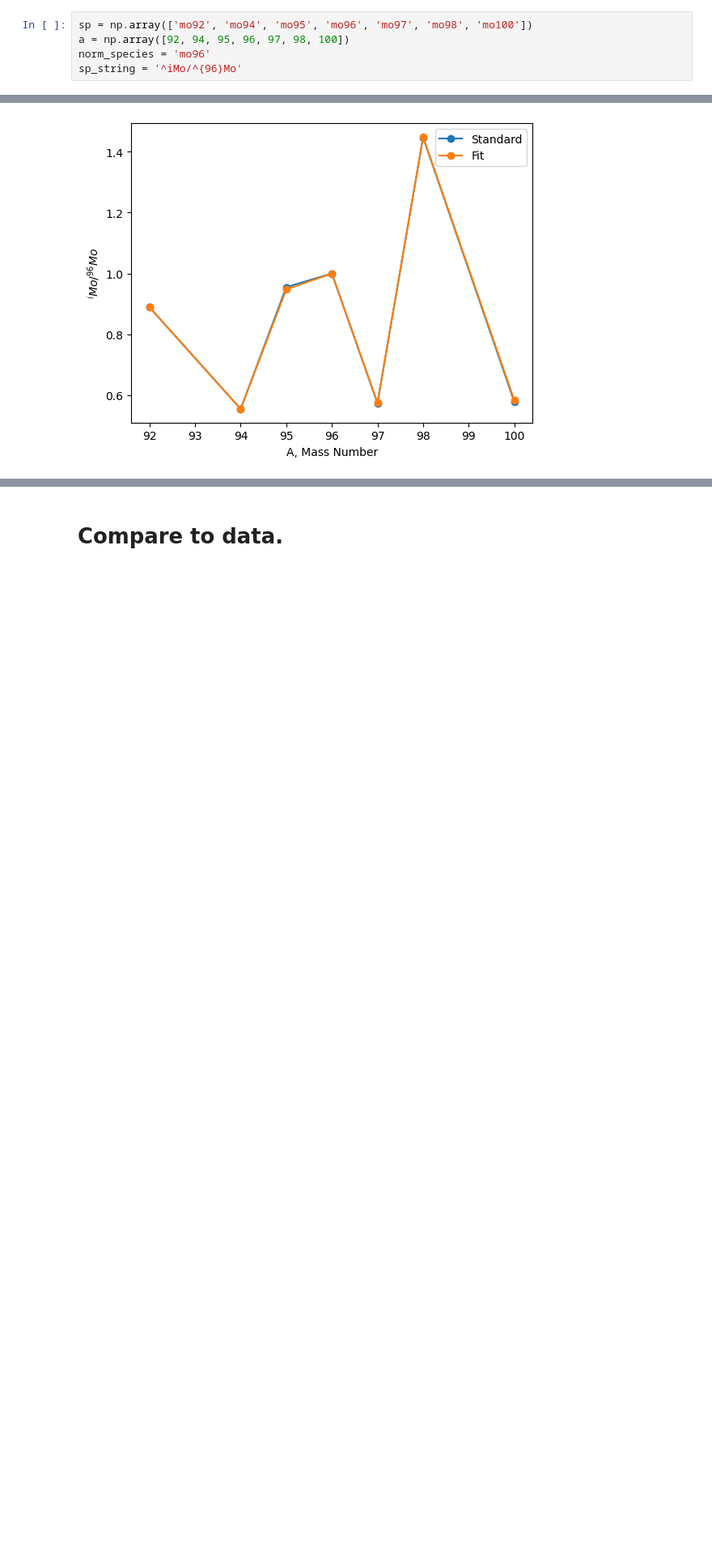
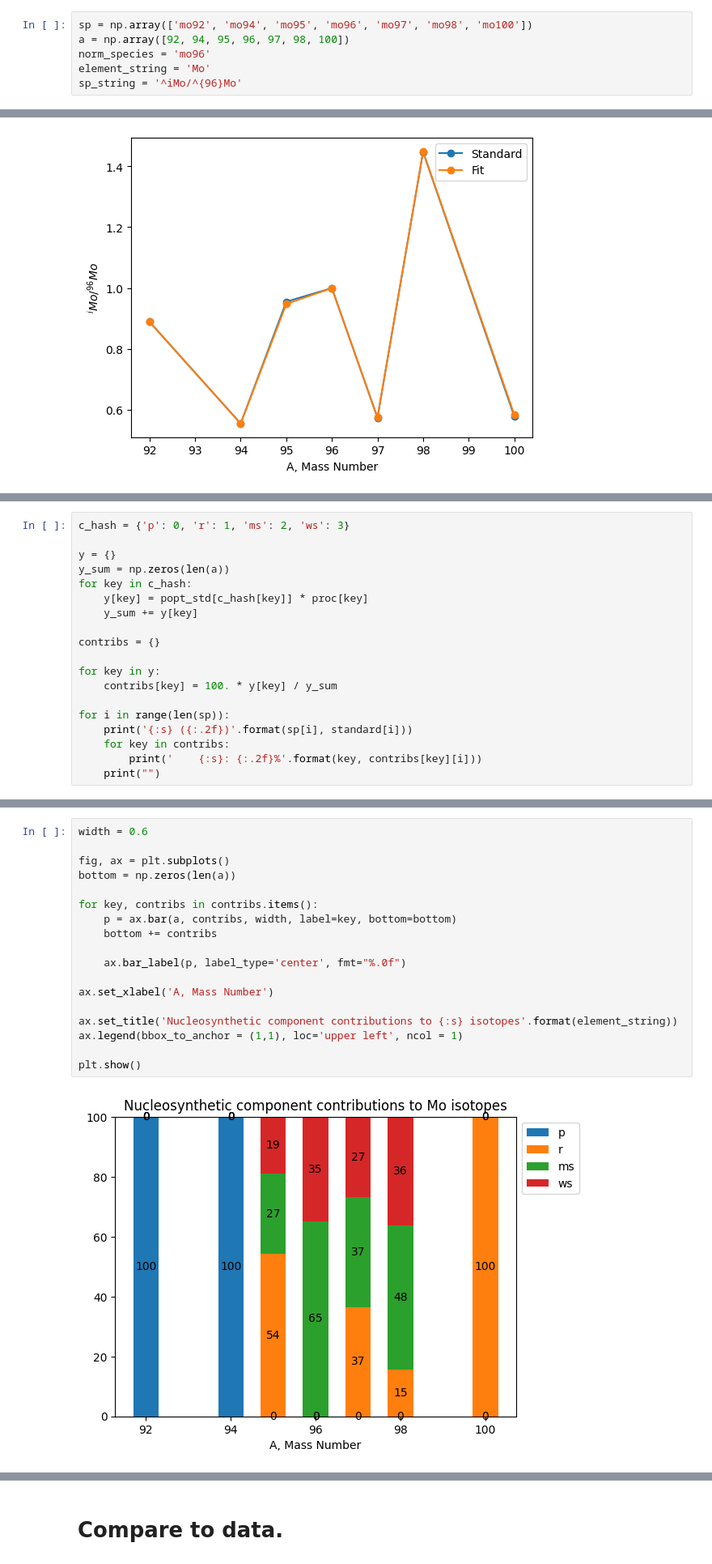
Before and after one commit to mbradle/rsp_mix, a Jupyter notebook: mu_mix.ipynb, the cells around one changed output, grey strips where cells are left out. Shown at 81% size. Saved outputs shown, nothing was run; the diff lists cells and outputs as text; blank space fills up the shorter version.

Commit message:
Add component contributions analysis.

```diff
--- a/mu_mix.ipynb
+++ b/mu_mix.ipynb
@@ -65,6 +65,7 @@ Specify the species of interest.  Specify the normalizing species and the labell
 sp = np.array(['mo92', 'mo94', 'mo95', 'mo96', 'mo97', 'mo98', 'mo100'])
 a = np.array([92, 94, 95, 96, 97, 98, 100])
 norm_species = 'mo96'
+element_string = 'Mo'
 sp_string = '^iMo/^{96}Mo'
 # %% [markdown]
 Get the process data for the species.  Set the normalization index and mass-fractionation correction species index.  The commented command shows a "hack" to include a small contribution of the p-process to the weak s-process component of mo94.
@@ -124,0 +128,19 @@ plt.legend()
+# %%
+c_hash = {'p': 0, 'r': 1, 'ms': 2, 'ws': 3}
+
+y = {}
+y_sum = np.zeros(len(a))
+for key in c_hash:
+    y[key] = popt_std[c_hash[key]] * proc[key]
+    y_sum += y[key]
+
+contribs = {}
+
+for key in y:
+    contribs[key] = 100. * y[key] / y_sum
+
+for i in range(len(sp)):
+    print('{:s} ({:.2f})'.format(sp[i], standard[i]))
+    for key in contribs:
+        print('    {:s}: {:.2f}%'.format(key, contribs[key][i]))
+    print("")
@@ -125 +167,21 @@ plt.legend()
+# %%
+width = 0.6
+
+fig, ax = plt.subplots()
+bottom = np.zeros(len(a))
+
+for key, contribs in contribs.items():
+    p = ax.bar(a, contribs, width, label=key, bottom=bottom)
+    bottom += contribs
+
+    ax.bar_label(p, label_type='center', fmt="%.0f")
+
+ax.set_xlabel('A, Mass Number')
+
+ax.set_title('Nucleosynthetic component contributions to {:s} isotopes'.format(element_string))
+ax.legend(bbox_to_anchor = (1,1), loc='upper left', ncol = 1)
+
+plt.show()
+# %% [output]
+[figure, added]
 # %% [markdown]
```
Also changed, not shown: parts of 5 cells of this notebook.
